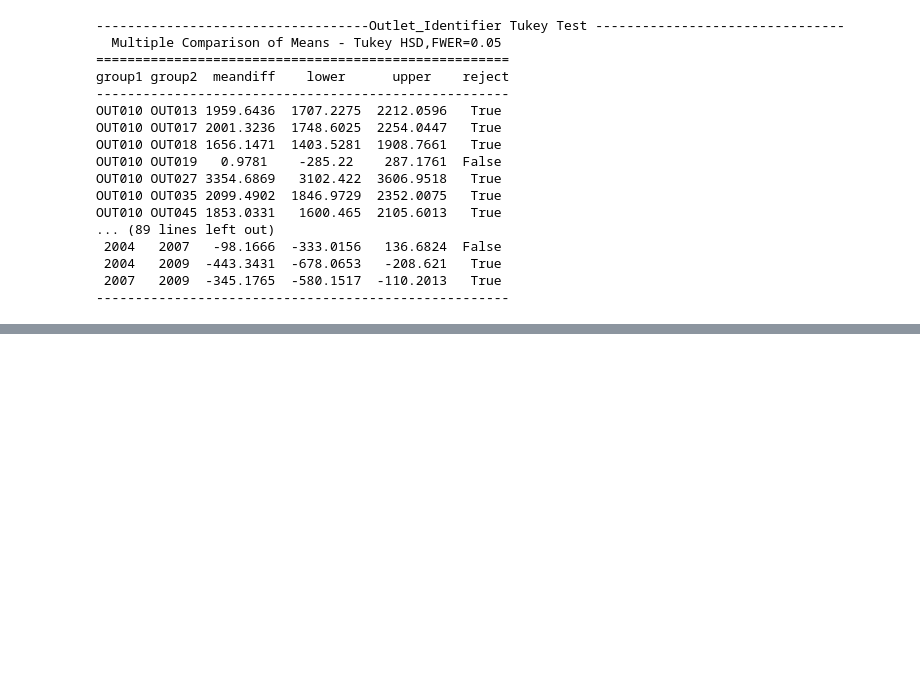
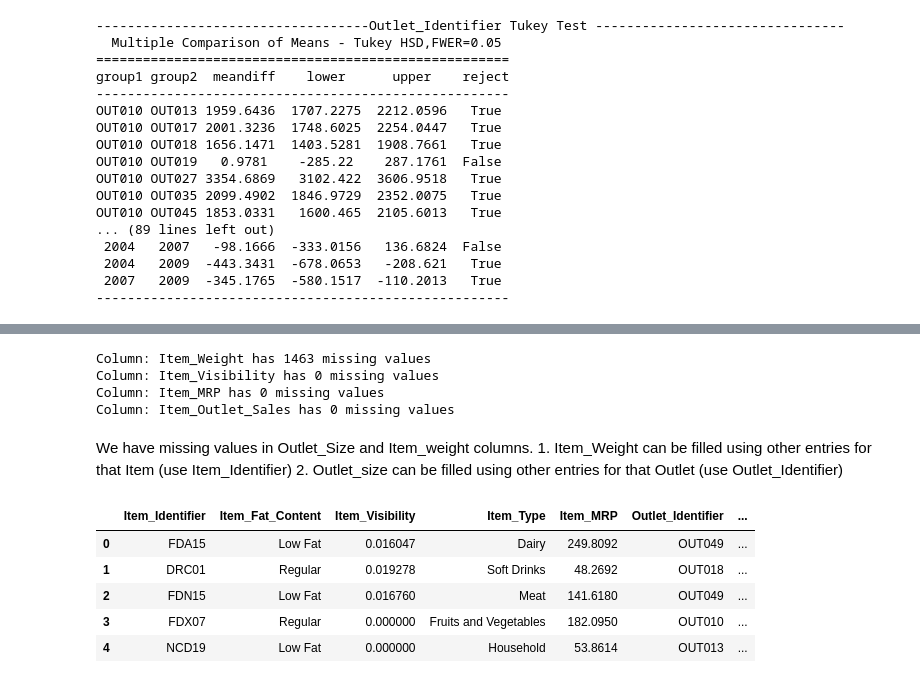
Before and after one commit to JosephKevin/sales_prediction, a Jupyter notebook: regression_prediction.ipynb, the cells around one changed output, grey strips where cells are left out. Drawn from its saved outputs; the diff is of its cells as text; code cells hidden in the pictures; blank space fills up the shorter version.

```diff
--- a/regression_prediction.ipynb
+++ b/regression_prediction.ipynb
@@ -440,0 +458,27 @@ OUT010 OUT045 1853.0331   1600.465  2105.6013   True
+# %%
+for cont in cont_col:
+    nan_val_cnt = len(big_mart_df[pd.isnull(big_mart_df[cont])])
+    print('Column: '+cont+' has '+str(nan_val_cnt)+' missing values')
+# %% [output]
+Column: Item_Weight has 1463 missing values
+Column: Item_Visibility has 0 missing values
+Column: Item_MRP has 0 missing values
+Column: Item_Outlet_Sales has 0 missing values
+# %% [markdown]
+We have missing values in Outlet_Size and Item_weight columns.
+    1. Item_Weight can be filled using other entries for that Item (use Item_Identifier)
+    2. Outlet_size can be filled using other entries for that Outlet (use Outlet_Identifier)
+# %%
+# get unique combinations of Item_Identifier and Item_Weight as key value pairs
+id_weight_df = big_mart_df[['Item_Identifier', 'Item_Weight']].drop_duplicates().dropna()
+# get new df with filled item_weight columns
+bd_df = pd.merge(left=big_mart_df.ix[:, big_mart_df.columns != 'Item_Weight']
+, right=id_weight_df, left_on='Item_Identifier', right_on='Item_Identifier', how='left')
+bd_df.head()
+# %% [output]
+|  | Item_Identifier | Item_Fat_Content | Item_Visibility | Item_Type | Item_MRP | Outlet_Identifier | ... |
+| 0 | FDA15 | Low Fat | 0.016047 | Dairy | 249.8092 | OUT049 | ... |
+| 1 | DRC01 | Regular | 0.019278 | Soft Drinks | 48.2692 | OUT018 | ... |
+| 2 | FDN15 | Low Fat | 0.016760 | Meat | 141.6180 | OUT049 | ... |
+| 3 | FDX07 | Regular | 0.000000 | Fruits and Vegetables | 182.0950 | OUT010 | ... |
+| 4 | NCD19 | Low Fat | 0.000000 | Household | 53.8614 | OUT013 | ... |
```
Also changed, not shown: parts of 18 cells of this notebook.
